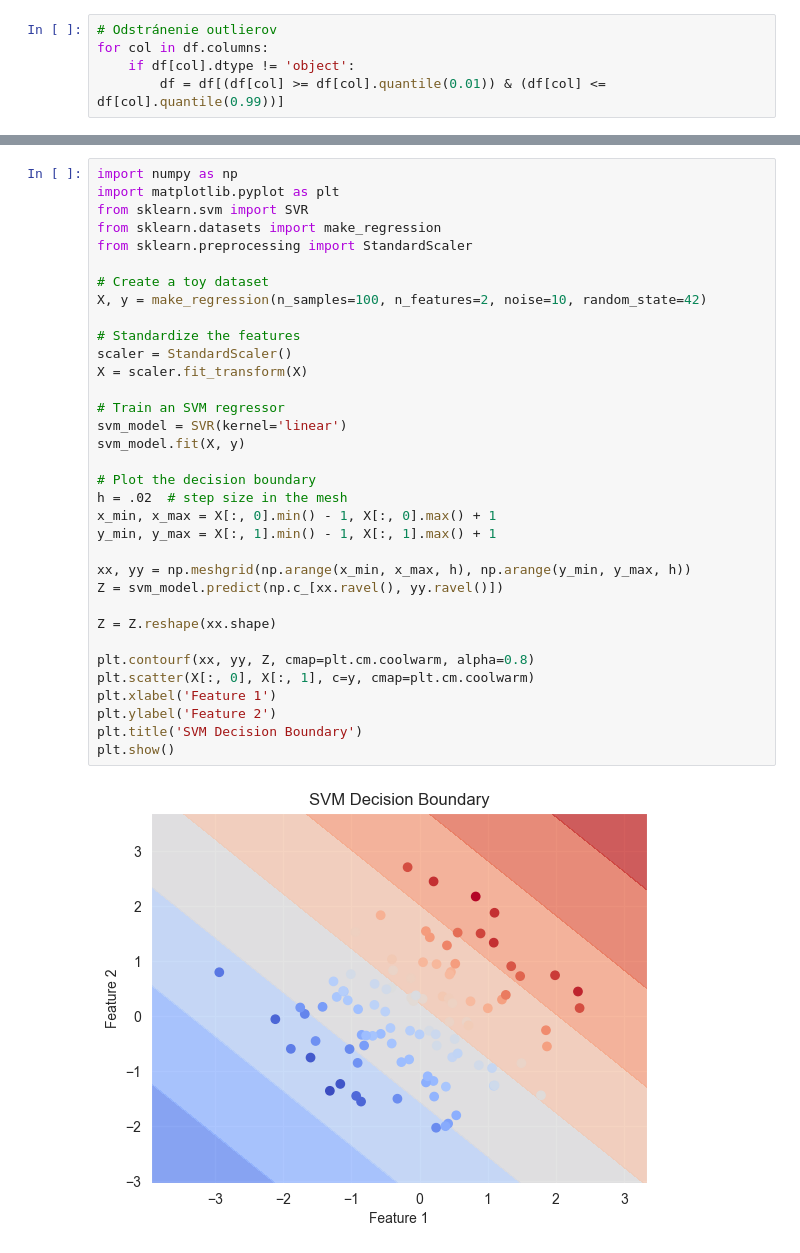
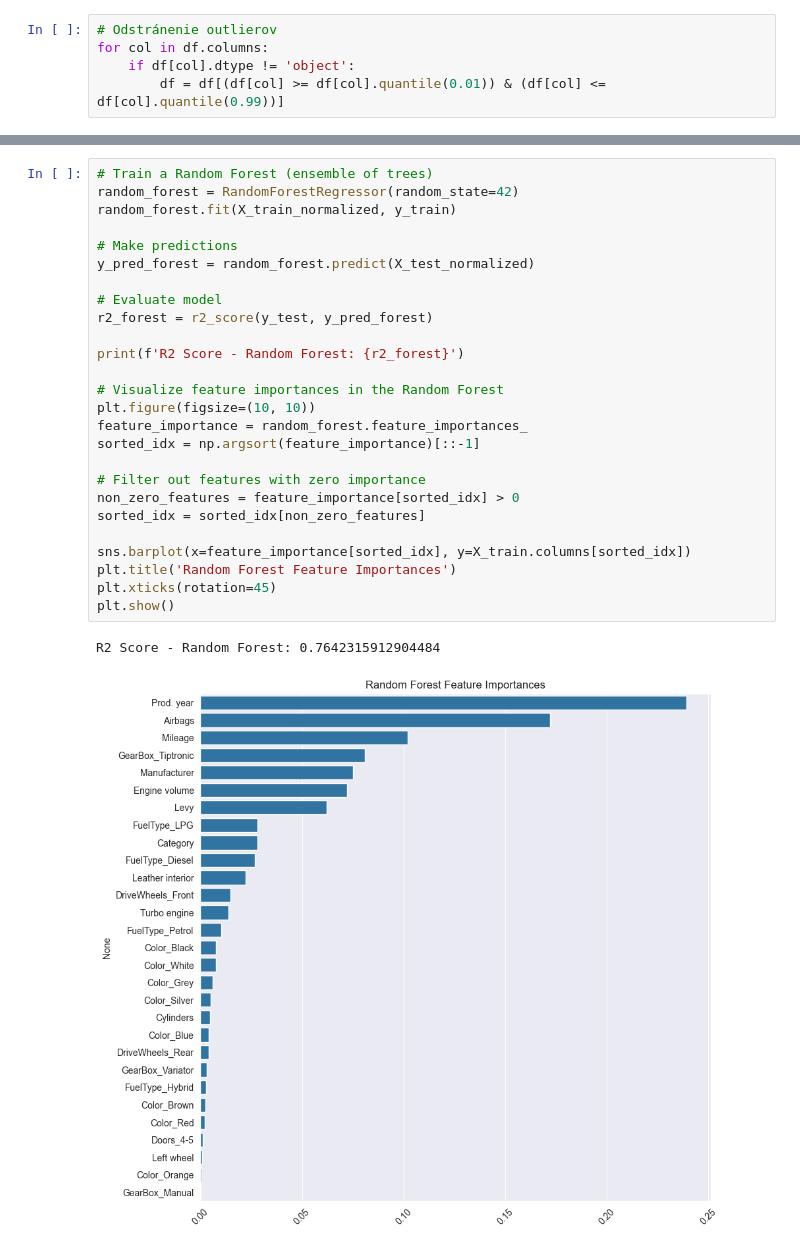
Before and after one commit to LiquiNaut/SUNS-zadanie-2, a Jupyter notebook: main.ipynb, the cells around one changed output, grey strips where cells are left out. Cells and saved outputs as stored; diff of their text form.

```diff
--- a/main.ipynb
+++ b/main.ipynb
@@ -226,39 +251,32 @@ R2 Score - SVM: -0.021509931976713803
-# %%
-import numpy as np
-import matplotlib.pyplot as plt
-from sklearn.svm import SVR
-from sklearn.datasets import make_regression
-from sklearn.preprocessing import StandardScaler
-
-# Create a toy dataset
-X, y = make_regression(n_samples=100, n_features=2, noise=10, random_state=42)
-
-# Standardize the features
-scaler = StandardScaler()
-X = scaler.fit_transform(X)
-
-# Train an SVM regressor
-svm_model = SVR(kernel='linear')
-svm_model.fit(X, y)
-
-# Plot the decision boundary
-h = .02  # step size in the mesh
-x_min, x_max = X[:, 0].min() - 1, X[:, 0].max() + 1
-y_min, y_max = X[:, 1].min() - 1, X[:, 1].max() + 1
-
-xx, yy = np.meshgrid(np.arange(x_min, x_max, h), np.arange(y_min, y_max, h))
-Z = svm_model.predict(np.c_[xx.ravel(), yy.ravel()])
-
-Z = Z.reshape(xx.shape)
-
-plt.contourf(xx, yy, Z, cmap=plt.cm.coolwarm, alpha=0.8)
-plt.scatter(X[:, 0], X[:, 1], c=y, cmap=plt.cm.coolwarm)
-plt.xlabel('Feature 1')
-plt.ylabel('Feature 2')
-plt.title('SVM Decision Boundary')
-plt.show()
-# %% [output]
-[figure, removed]
+# %%
+# Train a Random Forest (ensemble of trees)
+random_forest = RandomForestRegressor(random_state=42)
+random_forest.fit(X_train_normalized, y_train)
+
+# Make predictions
+y_pred_forest = random_forest.predict(X_test_normalized)
+
+# Evaluate model
+r2_forest = r2_score(y_test, y_pred_forest)
+
+print(f'R2 Score - Random Forest: {r2_forest}')
+
+# Visualize feature importances in the Random Forest
+plt.figure(figsize=(10, 10))
+feature_importance = random_forest.feature_importances_
+sorted_idx = np.argsort(feature_importance)[::-1]
+
+# Filter out features with zero importance
+non_zero_features = feature_importance[sorted_idx] > 0
+sorted_idx = sorted_idx[non_zero_features]
+
+sns.barplot(x=feature_importance[sorted_idx], y=X_train.columns[sorted_idx])
+plt.title('Random Forest Feature Importances')
+plt.xticks(rotation=45)
+plt.show()
+# %% [output]
+R2 Score - Random Forest: 0.7642315912904484
+[figure, added]
 # %%
 # Vyhodnotenie modelov
 from sklearn.metrics import mean_squared_error, r2_score
```
Also changed, not shown: parts of 10 cells of this notebook.
